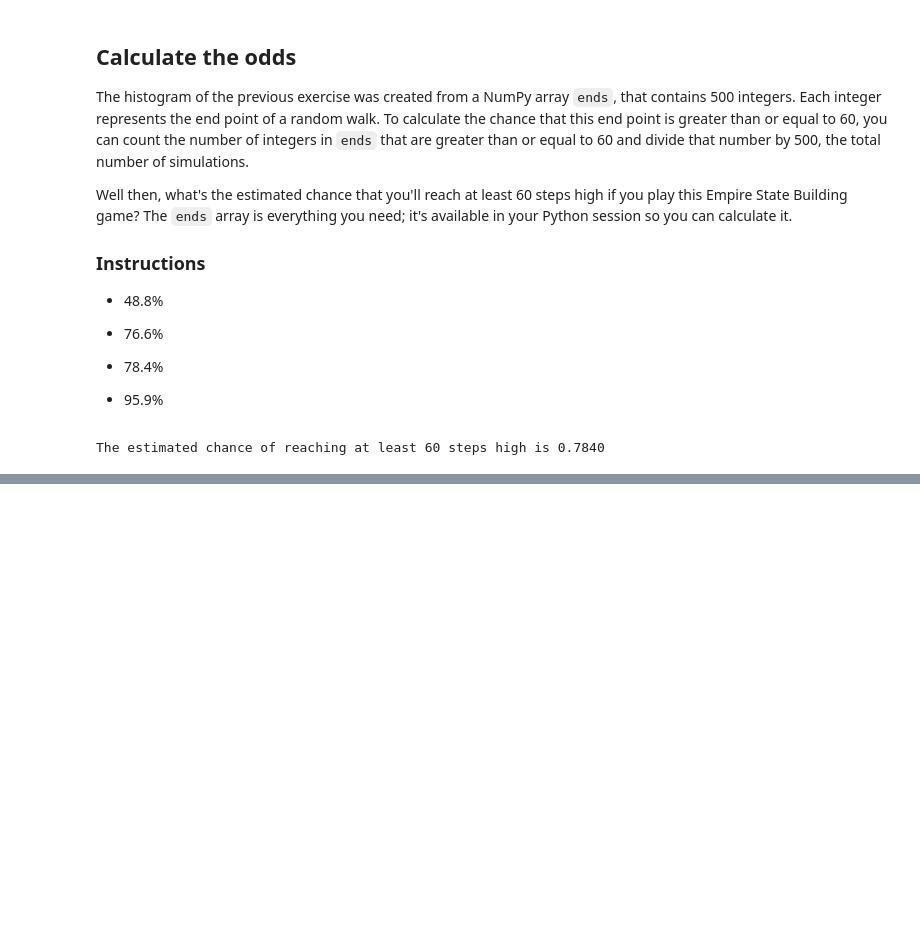
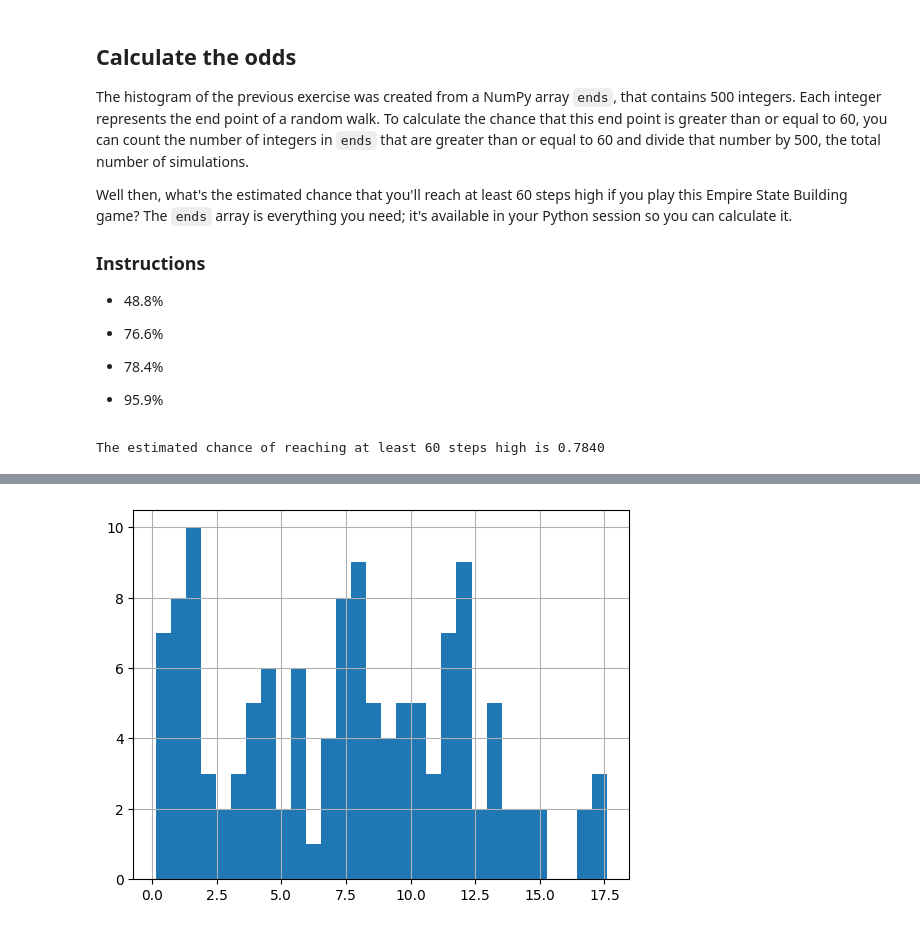
Before and after one commit to petsereypanha/python_data, a Jupyter notebook: introduction/Statistics.ipynb, the cells around one changed output, grey strips where cells are left out. Saved outputs shown, nothing was run; the diff lists cells and outputs as text; code cells hidden in the pictures; blank space fills up the shorter version.

```diff
--- a/introduction/Statistics.ipynb
+++ b/introduction/Statistics.ipynb
@@ -401,0 +494,7 @@ The estimated chance of reaching at least 60 steps high is 0.7840
+# %%
+# Create histogram of co2_emission for food_category 'eggs'
+plt.figure()
+food_consumption[food_consumption['food_category'] == 'eggs']['co2_emission'].hist(bins=30)
+plt.show()
+# %% [output]
+[figure, added]
```
Also changed, not shown: parts of 35 cells of this notebook, 7 other files.
